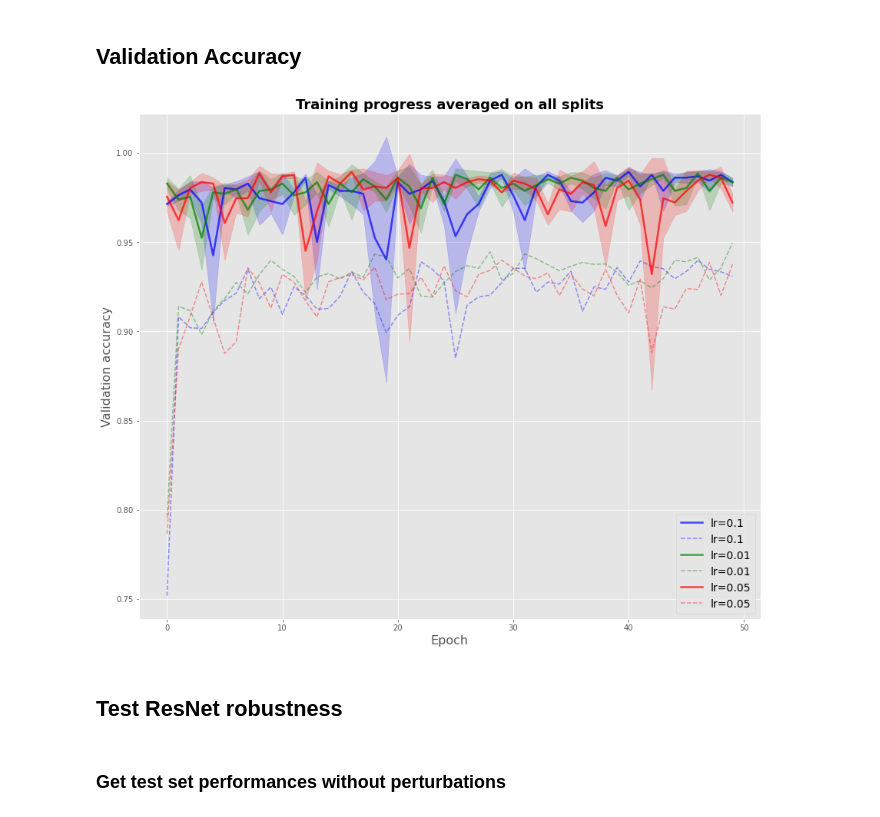
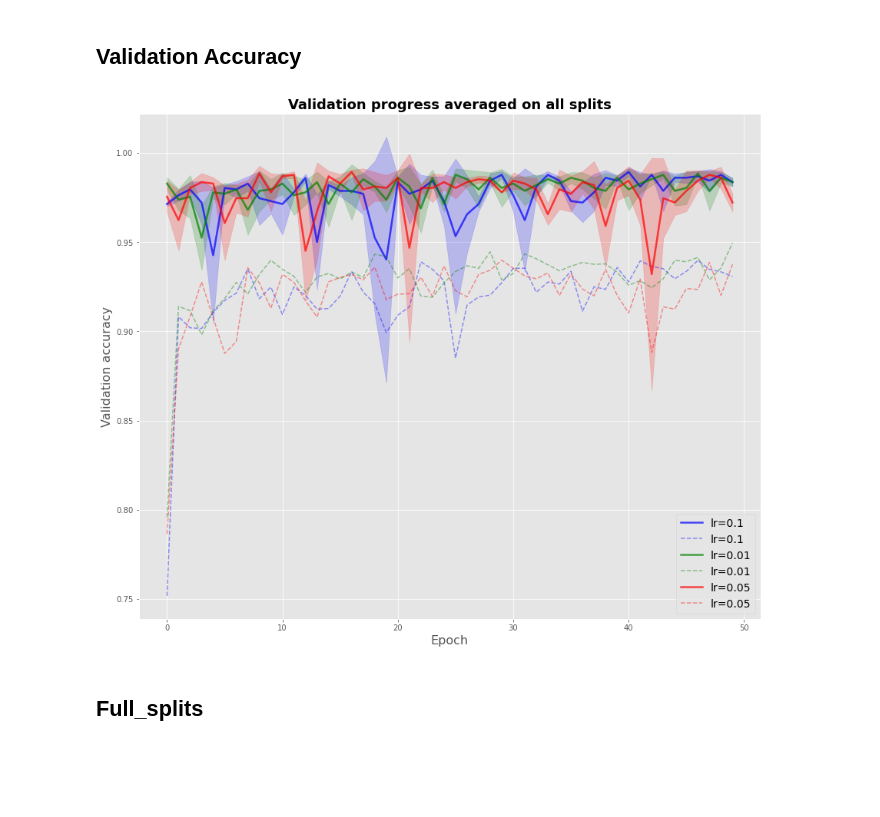
Before and after one commit to federicoarenasl/BoVW-ResNet18-Robustness-Evaluation, a Jupyter notebook: resnet_data_analyser.ipynb, the cells around one changed output. Drawn from its saved outputs; the diff is of its cells as text; code cells hidden in the pictures; blank space fills up the shorter version.

Commit message:
Plotted some resnet18 results.

```diff
--- a/resnet_data_analyser.ipynb
+++ b/resnet_data_analyser.ipynb
@@ -56,7 +56,7 @@ plt.show()
 x_values = np.arange(df_1_lr_0_1.shape[0])
 fig, axes = plt.subplots(1,3,figsize=(16,4))
 for split in range(3):
-    axes[split].set_title(f"Training progress on split {split+1}", size=18, fontweight="bold")
+    axes[split].set_title(f"Validation progress on split {split+1}", size=18, fontweight="bold")
     axes[split].plot(x_values, dfs_lr_0_1[split].val_loss, "-", alpha=0.7, label="lr=0.1", linewidth=2.5)
     axes[split].plot(x_values, dfs_lr_0_01[split].val_loss, "-", alpha=0.7, label="lr=0.01", linewidth=2.5)
     axes[split].plot(x_values, dfs_lr_0_05[split].val_loss, "-", alpha=0.7, label="lr=0.05", linewidth=2.5)
@@ -69,0 +70,18 @@ plt.show()
+# %%
+colours = ['blue', 'green', 'red']
+x_values = np.arange(df_1_lr_0_1.shape[0])
+fig, axes = plt.subplots(1,3,figsize=(16,4))
+for split in range(3):
+    axes[split].set_title(f"Validation progress on split {split+1}", size=18, fontweight="bold")
+    axes[split].plot(x_values, dfs_lr_0_1[split].val_loss, "-", alpha=0.7, color="blue", label="lr=0.1", linewidth=2.5)
+    axes[split].plot(x_values, dfs_lr_0_1[split].train_loss, "--", alpha=0.3, color="blue", label="lr=0.1", linewidth=2.5)
+    axes[split].plot(x_values, dfs_lr_0_01[split].val_loss, "-", alpha=0.7, color="green", label="lr=0.01", linewidth=2.5)
+    axes[split].plot(x_values, dfs_lr_0_01[split].train_loss, "--", alpha=0.3, color="green", label="lr=0.01", linewidth=2.5)
+    axes[split].plot(x_values, dfs_lr_0_05[split].val_loss, "-", alpha=0.7, color="red", label="lr=0.05", linewidth=2.5)
+    axes[split].plot(x_values, dfs_lr_0_05[split].train_loss, "--", alpha=0.3, color="red", label="lr=0.05", linewidth=2.5)
+    axes[split].legend(loc="best", fontsize=14)
+    axes[split].set_xlabel("Epoch", fontsize=16)
+    axes[split].set_ylabel("Validation loss", fontsize=16)
+    plt.tight_layout(pad=0.3)
+plt.savefig('figs/resnet18/val_loss_each_split.png')
+plt.show()
@@ -253,25 +274,26 @@ stds_val_acc.append(np.array([dfs_lr_0_05[0].val_acc,
 # %%
 plt.figure(figsize=(12, 10))
 axes = plt.gca()
-plt.title(f"Training progress averaged on all splits", size=18, fontweight="bold")
+plt.title(f"Validation progress averaged on all splits", size=18, fontweight="bold")
 for split, lr in enumerate(lrs):
     plt.plot(x_values, means_val_acc[split], "-", alpha=0.7, color=colours[split], label=f"lr={lr}", linewidth=2.5)
     plt.plot(x_values, means_train_acc[split], "--", alpha=0.4, color=colours[split], label=f"lr={lr}", linewidth=1.5)
     plt.fill_between(
         x_values,
         means_val_acc[split] - stds_val_acc[split],
         means_val_acc[split] + stds_val_acc[split],
         alpha=0.2,
         antialiased=True,
         color=colours[split]
     )
 
 plt.legend(loc="best", fontsize=14)
 plt.xlabel("Epoch", fontsize=16)
 plt.ylabel("Validation accuracy", fontsize=16)
 plt.tight_layout(pad=0.3)
+plt.savefig('figs/resnet18/val_acc_all_splits.png')
 plt.show()
 # %% [output]
-[figure, old version]
+[figure, new version]
 # %% [markdown]
-## Test ResNet robustness
+## Full_splits
@@ -281,2 +299,0 @@ import torch
-# %% [markdown]
-### Get test set performances without perturbations
```
Also changed, not shown: parts of 10 cells of this notebook, 1 other file.
